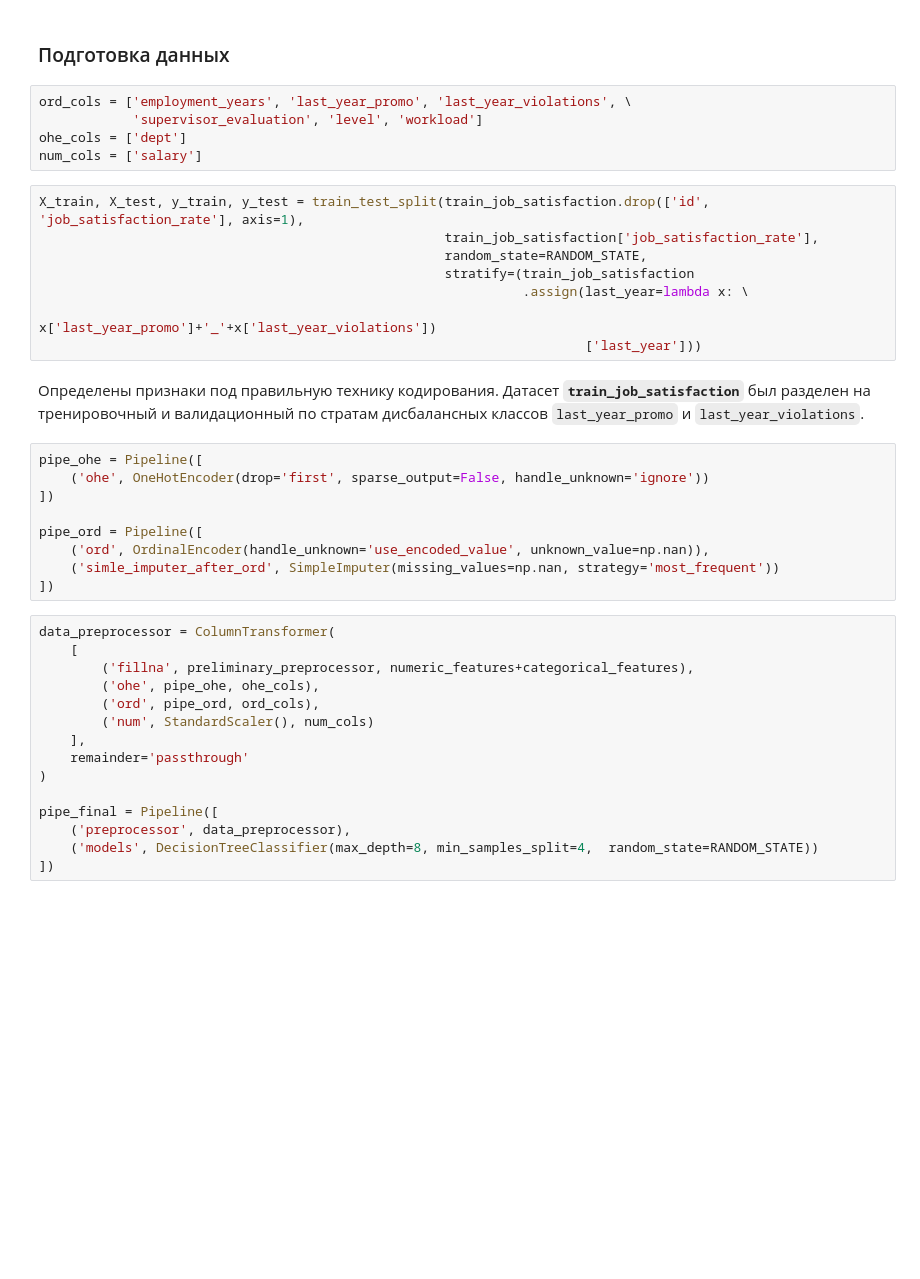
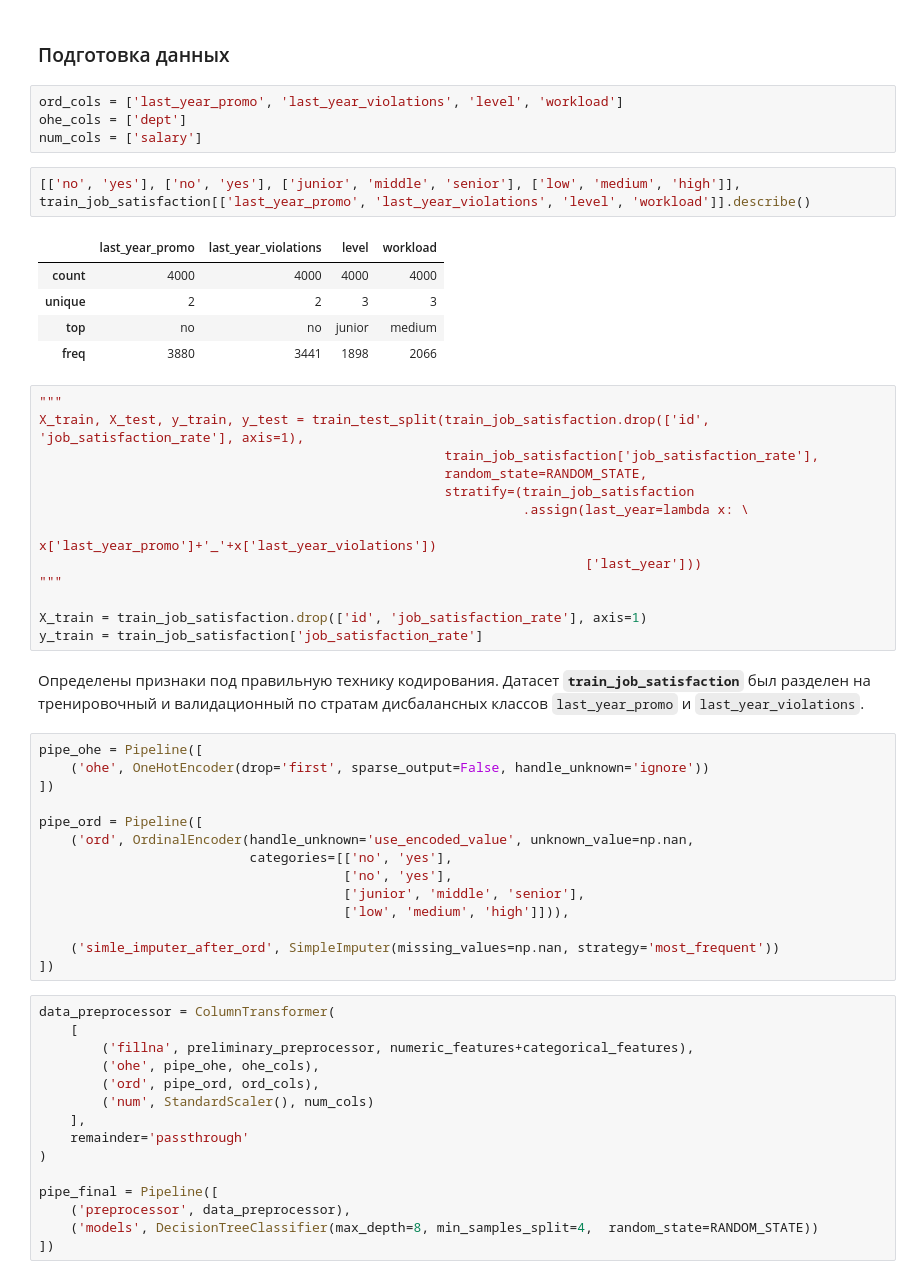
Before and after one commit to serguntsov/ML_HR_ANALYST, a Jupyter notebook: satisfaction_rate_job.ipynb, the cells around one changed output. Cells and saved outputs as stored; diff of their text form; blank space fills up the shorter version.

```diff
--- a/satisfaction_rate_job.ipynb
+++ b/satisfaction_rate_job.ipynb
@@ -520,11 +521,20 @@ sns.heatmap(train_job_satisfaction.iloc[:, 1:].phik_matrix(interval_cols=['salar
 # %% [markdown]
 ### Подготовка данных
 # %%
-ord_cols = ['employment_years', 'last_year_promo', 'last_year_violations', \
-            'supervisor_evaluation', 'level', 'workload']
+ord_cols = ['last_year_promo', 'last_year_violations', 'level', 'workload']
 ohe_cols = ['dept']
 num_cols = ['salary']
+# %%
+[['no', 'yes'], ['no', 'yes'], ['junior', 'middle', 'senior'], ['low', 'medium', 'high']],
+train_job_satisfaction[['last_year_promo', 'last_year_violations', 'level', 'workload']].describe()
+# %% [output]
+|  | last_year_promo | last_year_violations | level | workload |
+| count | 4000 | 4000 | 4000 | 4000 |
+| unique | 2 | 2 | 3 | 3 |
+| top | no | no | junior | medium |
+| freq | 3880 | 3441 | 1898 | 2066 |
 # %%
+"""
 X_train, X_test, y_train, y_test = train_test_split(train_job_satisfaction.drop(['id', 'job_satisfaction_rate'], axis=1),
                                                     train_job_satisfaction['job_satisfaction_rate'],
                                                     random_state=RANDOM_STATE,
@@ -532,6 +542,10 @@ X_train, X_test, y_train, y_test = train_test_split(train_job_satisfaction.drop(
                                                               .assign(last_year=lambda x: \
                                                                       x['last_year_promo']+'_'+x['last_year_violations'])
                                                                       ['last_year']))
+"""
+
+X_train = train_job_satisfaction.drop(['id', 'job_satisfaction_rate'], axis=1)
+y_train = train_job_satisfaction['job_satisfaction_rate']
 # %% [markdown]
 Определены признаки под правильную технику кодирования. Датасет **`train_job_satisfaction`** был разделен на тренировочный и валидационный по стратам дисбалансных классов `last_year_promo` и `last_year_violations`.
 # %%
@@ -540,7 +554,12 @@ pipe_ohe = Pipeline([
 ])
 
 pipe_ord = Pipeline([
-    ('ord', OrdinalEncoder(handle_unknown='use_encoded_value', unknown_value=np.nan)),
+    ('ord', OrdinalEncoder(handle_unknown='use_encoded_value', unknown_value=np.nan,
+                           categories=[['no', 'yes'],
+                                       ['no', 'yes'],
+                                       ['junior', 'middle', 'senior'],
+                                       ['low', 'medium', 'high']])),
+
     ('simle_imputer_after_ord', SimpleImputer(missing_values=np.nan, strategy='most_frequent'))
 ])
 # %%
```
Also changed, not shown: parts of 8 cells of this notebook.
